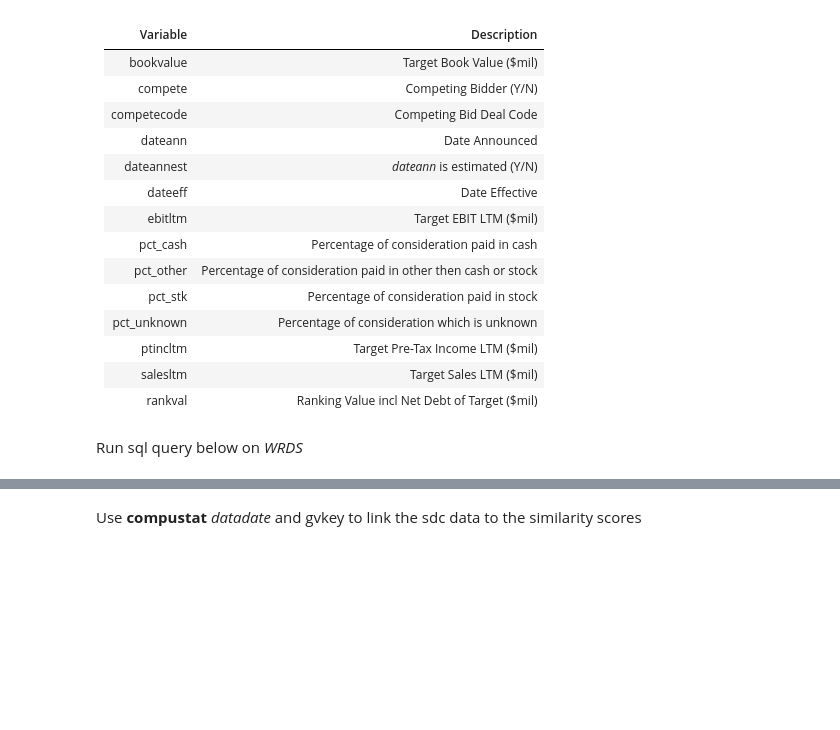
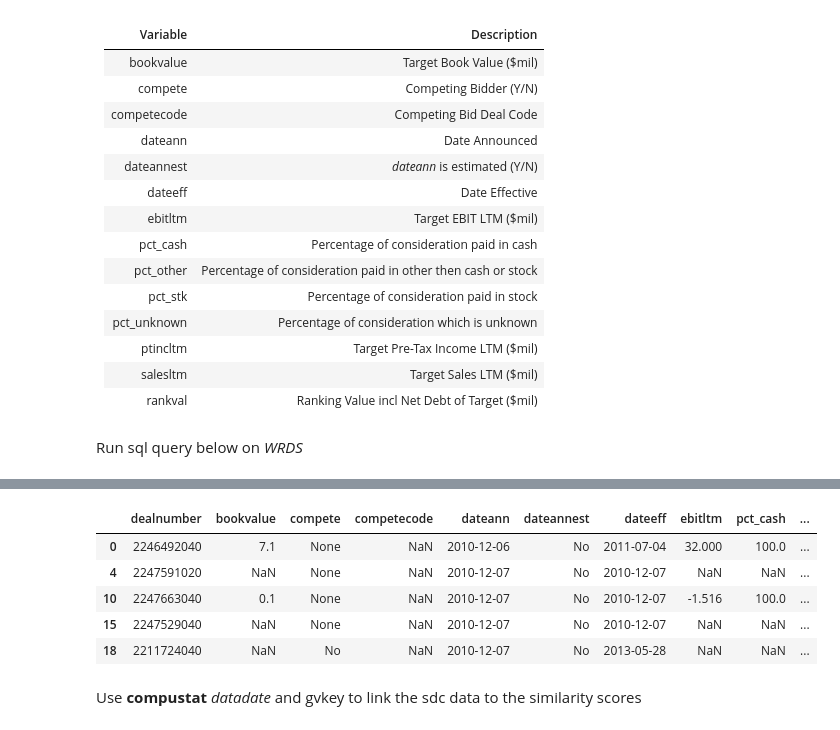
Before and after one commit to heejinohn/cko2019, a Jupyter notebook: 1_code/Review_IV.ipynb, the cells around one changed output, grey strips where cells are left out. Saved outputs shown, nothing was run; the diff lists cells and outputs as text; code cells hidden in the pictures; blank space fills up the shorter version.

```diff
--- a/1_code/Review_IV.ipynb
+++ b/1_code/Review_IV.ipynb
@@ -227,7 +215,7 @@ Run sql query below on _WRDS_
 # %%
 sdc = pd.read_pickle('/Users/ohn0000/Project/cko/0_data/external/sdc.pkl')
 sdc.drop_duplicates('dealnumber', inplace = True)
-sdc['dealnumber'] = sdc['dealnumber'].apply(int)
+sdc['dealnumber'] = sdc['dealnumber'].astype('int64')
 
 # clear up values and change dtype to 'float'
 for column in ['bookvalue', 'ebitltm', 'pct_cash', 'pct_other', 'pct_stk', 'pct_unknown', 'ptincltm', 'salesltm', 'rankval']:
@@ -236,3 +241,12 @@ for column in ['bookvalue', 'ebitltm', 'pct_cash', 'pct_other', 'pct_stk', 'pct_
+# %%
+sdc.head()
+# %% [output]
+|  | dealnumber | bookvalue | compete | competecode | dateann | dateannest | dateeff | ebitltm | pct_cash | ... |
+| 0 | 2246492040 | 7.1 | None | NaN | 2010-12-06 | No | 2011-07-04 | 32.000 | 100.0 | ... |
+| 4 | 2247591020 | NaN | None | NaN | 2010-12-07 | No | 2010-12-07 | NaN | NaN | ... |
+| 10 | 2247663040 | 0.1 | None | NaN | 2010-12-07 | No | 2010-12-07 | -1.516 | 100.0 | ... |
+| 15 | 2247529040 | NaN | None | NaN | 2010-12-07 | No | 2010-12-07 | NaN | NaN | ... |
+| 18 | 2211724040 | NaN | No | NaN | 2010-12-07 | No | 2013-05-28 | NaN | NaN | ... |
 # %%
 sdc_sub = pd.merge(sdc_link, sdc, left_index=True, right_on='dealnumber').drop('dealnumber', axis='columns')
 sdc_sub.index.name = 'dealnumber'
```
Also changed, not shown: parts of 7 cells of this notebook, 3 other files.
